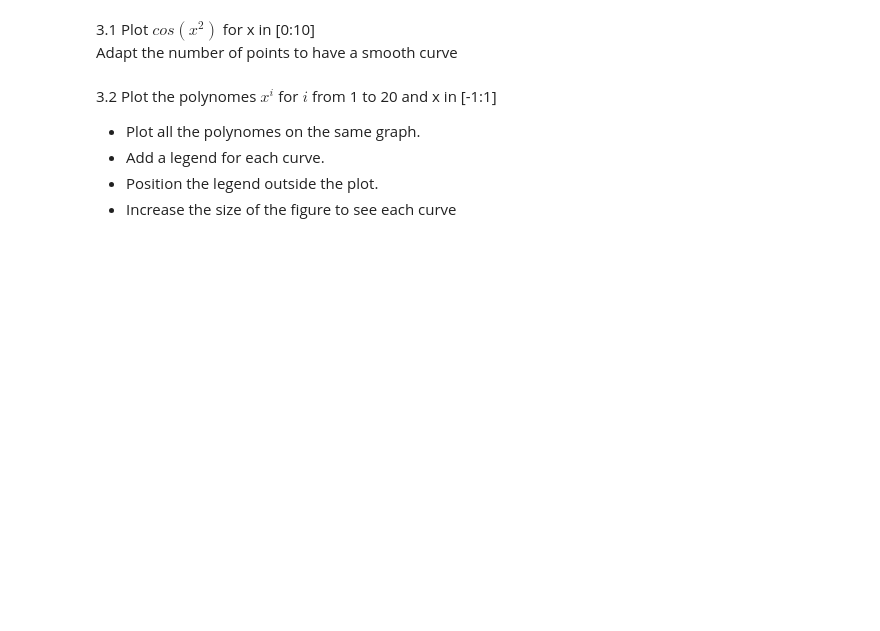
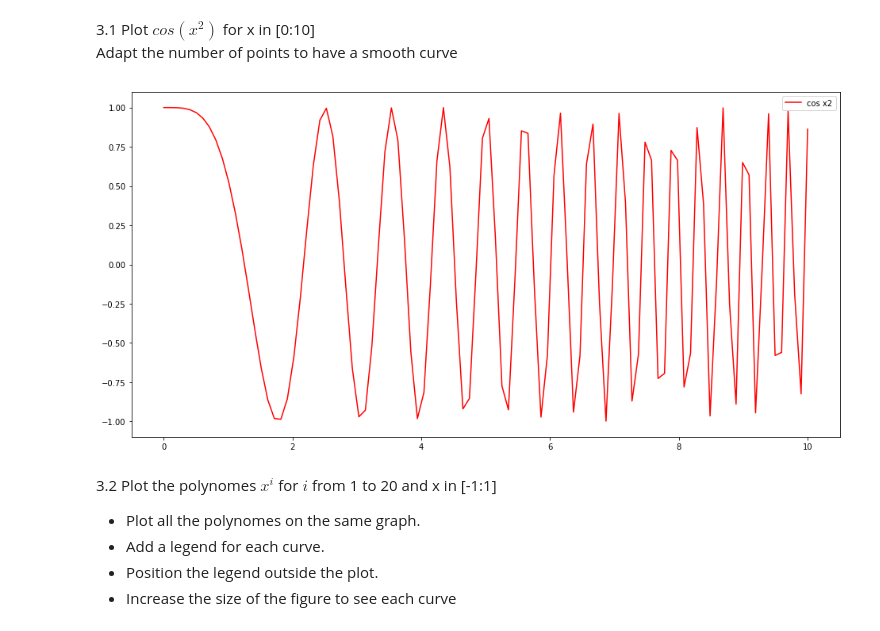
Before and after one commit to vuillaut/data-science_student, a Jupyter notebook: Exam/exam.ipynb, the cells around one changed output. Drawn from its saved outputs; the diff is of its cells as text; code cells hidden in the pictures; blank space fills up the shorter version.

```diff
--- a/Exam/exam.ipynb
+++ b/Exam/exam.ipynb
@@ -44,6 +124,16 @@ the sum of squares :  $$\sum_{i=1}^n x_i^3 $$
 # %% [markdown]
 3.1 Plot $cos(x^2)$ for x in [0:10]
 Adapt the number of points to have a smooth curve
+# %%
+x = np.linspace(0,10,100)
+y = np.cos(x*x)
+
+plt.figure(figsize=(16,8))
+plt.plot(x,y,'r',label='cos x2')
+plt.legend()
+plt.show()
+# %% [output]
+[figure, added]
 # %% [markdown]
 3.2 Plot the polynomes $x^i$ for $i$ from 1 to 20 and x in [-1:1]
 - Plot all the polynomes on the same graph.
```
Also changed, not shown: parts of 28 cells of this notebook.
